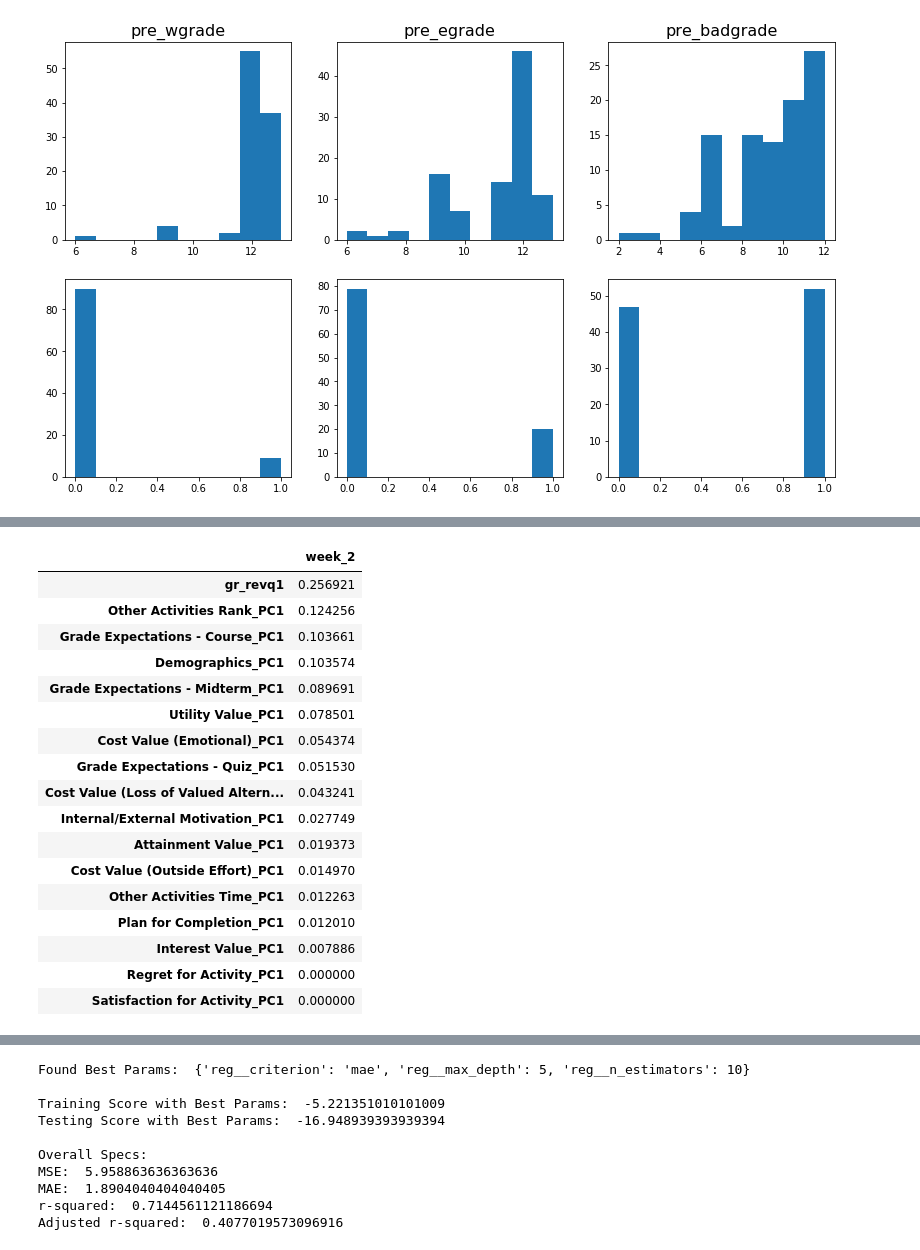
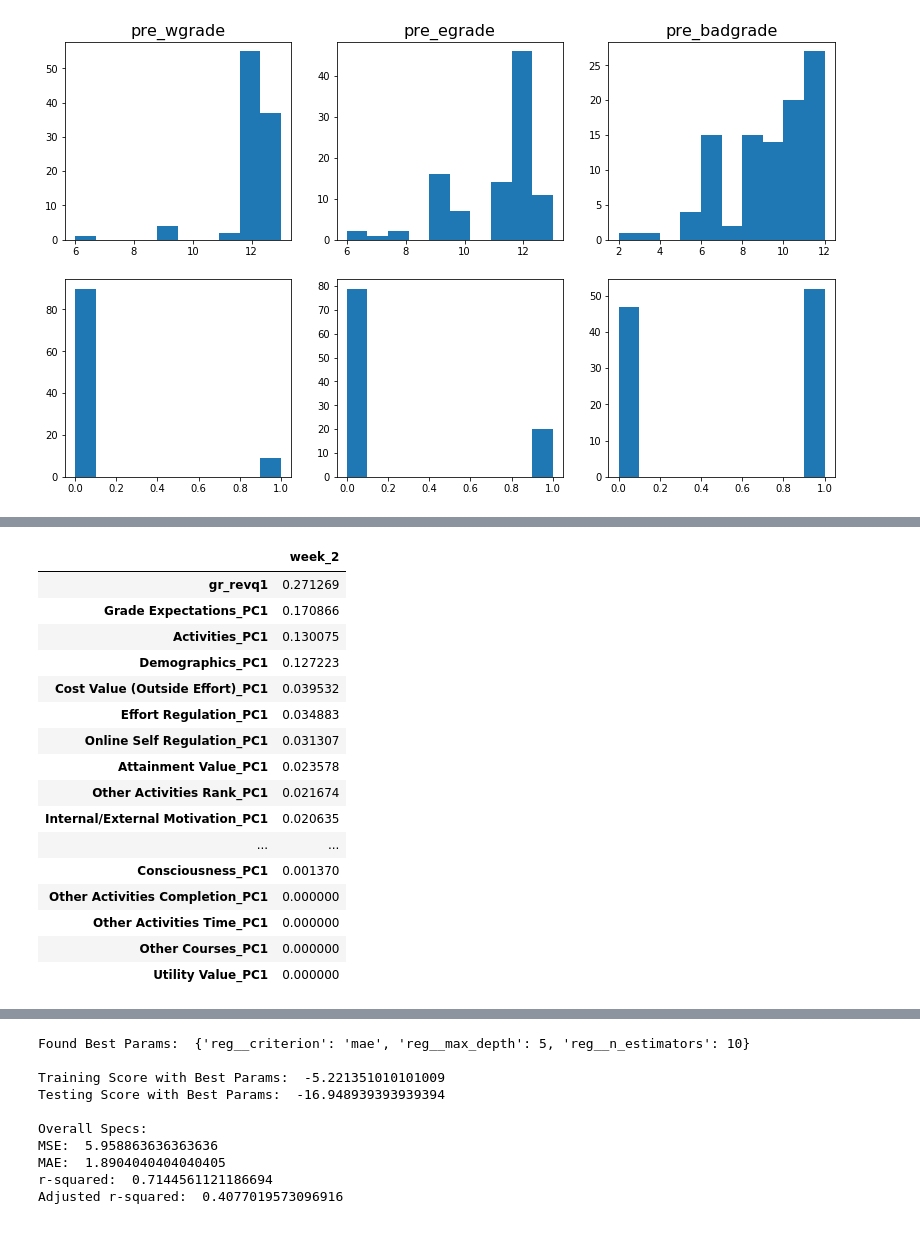
Before and after one commit to hanweny/DMOL, a Jupyter notebook: quiz_prediction/expected_classification.ipynb, the cells around one changed output, grey strips where cells are left out. Cells and saved outputs as stored; diff of their text form; code cells hidden in the pictures.

```diff
--- a/quiz_prediction/expected_classification.ipynb
+++ b/quiz_prediction/expected_classification.ipynb
@@ -45,0 +59,11 @@ def mad_remove_outlier(df):
+# %%
+plt.subplots(1, 2, figsize = (15, 5))
+plt.subplot(1, 2, 1)
+final_grade = df_proc["gr_gradef"].map(grade_scale_map)
+final_grade = final_grade.fillna(final_grade.median())
+plt.hist(final_grade)
+plt.title("Final Grade", fontsize = 15)
+plt.subplot(1, 2, 2)
+df_proc["gr_aboveB+"] =  pd.DataFrame(final_grade >= 10)["gr_gradef"].map({False: 0, True: 1})
+plt.hist(df_proc["gr_aboveB+"])
+plt.title("Above B+", fontsize = 15)
@@ -66,0 +94,3 @@ df_proc["gr_satisfied"] = pd.DataFrame(final_grade > df_proc["pre_badgrade"])[0]
+# %%
+NEW_VAR_MAP['week_1']["Quant"]['Grade Expectations'].remove("pre_wgrade")
+NEW_VAR_MAP['week_1']["Quant"]['Grade Expectations']
@@ -66,0 +120,24 @@ df_proc["gr_satisfied"] = pd.DataFrame(final_grade > df_proc["pre_badgrade"])[0]
+# %%
+trained_models, testing_scores = [], []
+for week in range(1, 6):
+    var_names = list(NEW_VAR_MAP['week_1']["Quant"]['Demographics']) + ["gr_revq{}".format(i) for i in range(1, week+1)]
+    X = df_proc[var_names].copy()
+    y = df_proc["gr_revqf"]
+    X, y = X.fillna(X.median()), y.fillna(y.median())
+    reg =  Pipeline([("scaler", StandardScaler()),
+                     ('reg', RandomForestRegressor(random_state = 42, n_jobs = 8))])
+#     param_grid = [{'reg__criterion': ['mse', 'mae'], 'reg__n_estimators': [10, 15],
+#                    'reg__max_depth': [5, 10]}]
+    param_grid = [{'reg__criterion': ['mse', 'mae'], 'reg__n_estimators': [50, 100, 150, 200, 300],
+                   'reg__max_depth': [5, 10, 15, 20, 50, 80, 120]}]
+    model = GridSearchCV(reg, param_grid, cv = 3, scoring = "r2", return_train_score=True)
+    model.fit(X, y)
+    trained_models.append(model)
+    print("Up to Week {}".format(week))
+    print("Variables used: {}".format(var_names))
+    print("Found Best Params:  {}\n".format(model.best_params_))
+    print("Training Score with Best Params:  {}".format(model.cv_results_['mean_train_score'][model.best_index_]))
+    print("Testing Score with Best Params:  {}\n".format(model.cv_results_['mean_test_score'][model.best_index_]))
+    testing_scores.append(model.cv_results_['mean_test_score'][model.best_index_])
+    print("Overall Specs: ")
+    get_metrics(model.predict(X), y, X.shape[1]); print('\n')
@@ -92,7 +336,7 @@ def construct_X_y(df, week_num, n_comp, verbose, quiz_week = None):
     X = group_construct_var(df, var_map_curr, n_comp, verbose)
     y = df["gr_revqf"] if week_num == "post" else df["gr_satisfied"] if week_num == "clf" else df["gr_revq{}".format(week_num)]
     y = y.fillna(y.median())
-    week_num = 6 if week_num == "post" or "clf" else week_num
+    week_num = 6 if week_num == "post" or week_num == "clf" else week_num
     quiz_week = list(range(1, week_num)) if quiz_week is None else quiz_week
     for gr in ["gr_revq{}".format(i) for i in quiz_week]:
         X[gr] = df[gr]
@@ -176,3 +450,3 @@ Adjusted r-squared:  -0.09781960267959988
 # %%
-model_week2, df_feature_week2, X_week2, y_week2 = check_week_model(2)
+model_week2, df_feature_week2, X_week2, y_week2 = check_week_model(2, ncomp = 1)
 # %% [output]
@@ -189,18 +464,17 @@ Adjusted r-squared:  -0.20702263375599417
 |  | week_2 |
-| gr_revq1 | 0.256921 |
-| Other Activities Rank_PC1 | 0.124256 |
-| Grade Expectations - Course_PC1 | 0.103661 |
-| Demographics_PC1 | 0.103574 |
-| Grade Expectations - Midterm_PC1 | 0.089691 |
-| Utility Value_PC1 | 0.078501 |
-| Cost Value (Emotional)_PC1 | 0.054374 |
-| Grade Expectations - Quiz_PC1 | 0.051530 |
-| Cost Value (Loss of Valued Altern... | 0.043241 |
-| Internal/External Motivation_PC1 | 0.027749 |
-| Attainment Value_PC1 | 0.019373 |
-| Cost Value (Outside Effort)_PC1 | 0.014970 |
-| Other Activities Time_PC1 | 0.012263 |
-| Plan for Completion_PC1 | 0.012010 |
-| Interest Value_PC1 | 0.007886 |
-| Regret for Activity_PC1 | 0.000000 |
-| Satisfaction for Activity_PC1 | 0.000000 |
+| gr_revq1 | 0.271269 |
+| Grade Expectations_PC1 | 0.170866 |
+| Activities_PC1 | 0.130075 |
+| Demographics_PC1 | 0.127223 |
+| Cost Value (Outside Effort)_PC1 | 0.039532 |
+| Effort Regulation_PC1 | 0.034883 |
+| Online Self Regulation_PC1 | 0.031307 |
+| Attainment Value_PC1 | 0.023578 |
+| Other Activities Rank_PC1 | 0.021674 |
+| Internal/External Motivation_PC1 | 0.020635 |
+| ... | ... |
+| Consciousness_PC1 | 0.001370 |
+| Other Activities Completion_PC1 | 0.000000 |
+| Other Activities Time_PC1 | 0.000000 |
+| Other Courses_PC1 | 0.000000 |
+| Utility Value_PC1 | 0.000000 |
```
Also changed, not shown: parts of 32 cells of this notebook.
